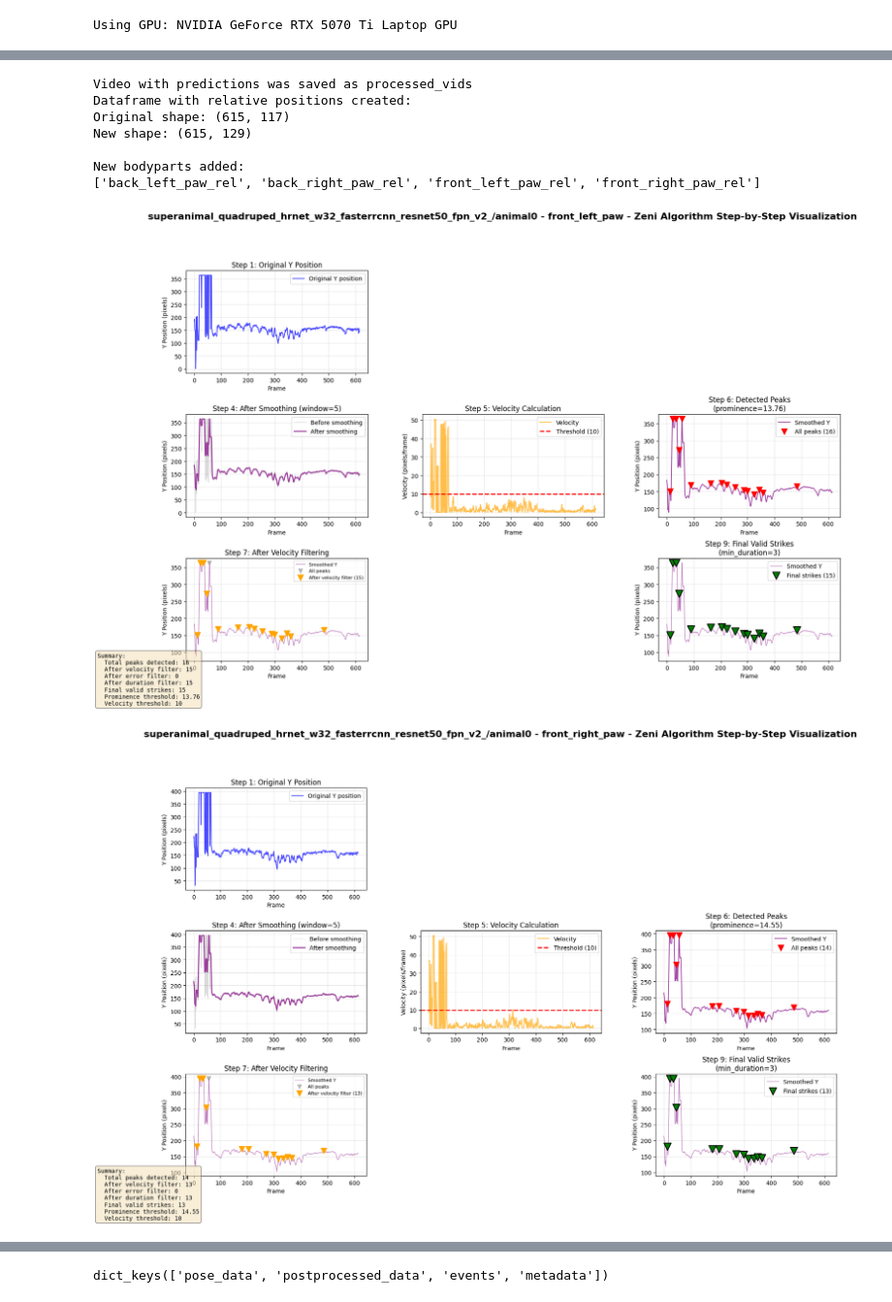
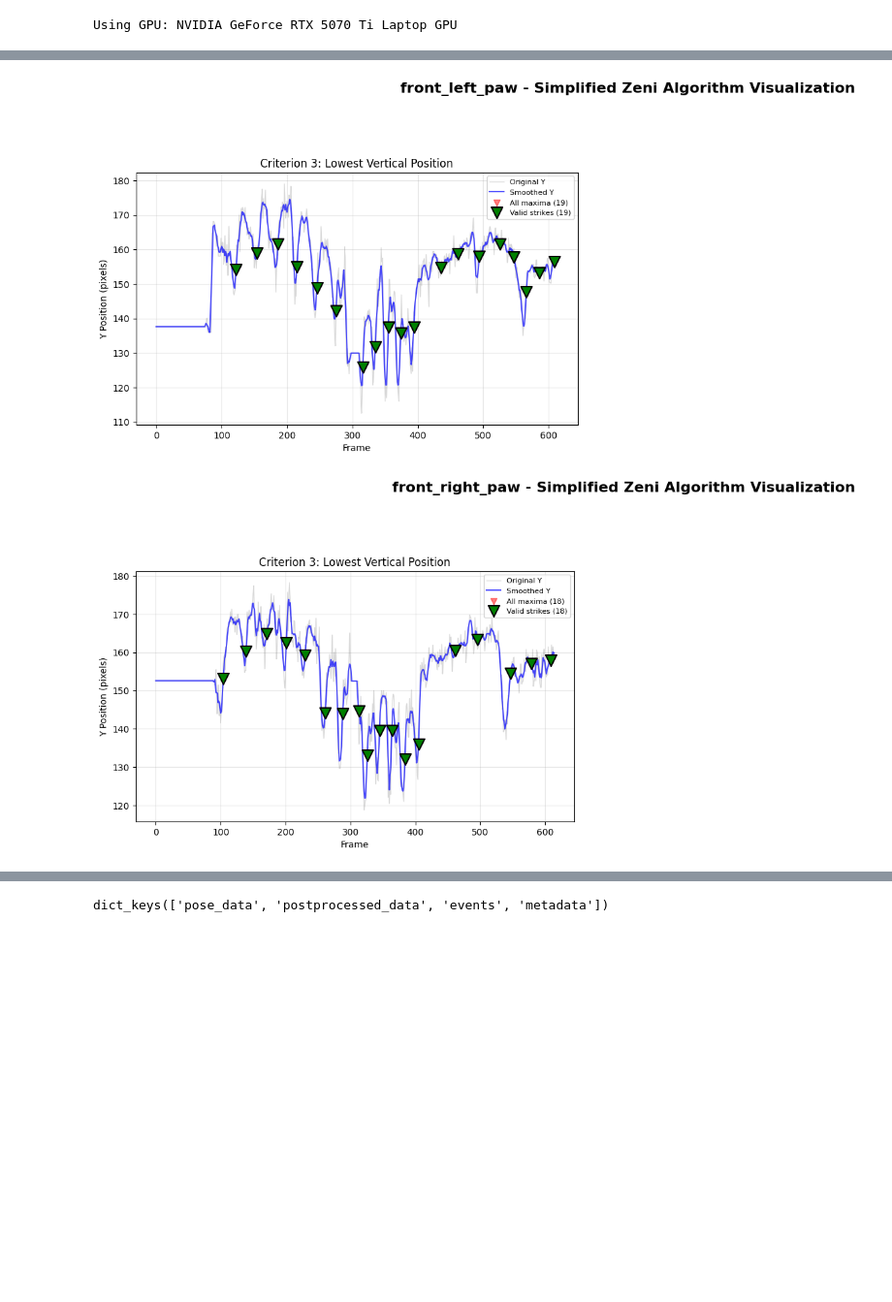
Before and after one commit to jexiao8211/datafawn, a Jupyter notebook: pipeline_test.ipynb, the cells around one changed output, grey strips where cells are left out. Shown: that part at 97% size. Drawn from its saved outputs; the diff is of its cells as text; code cells hidden in the pictures; blank space fills up the shorter version.

Commit message:
zeni working on basic example

```diff
--- a/pipeline_test.ipynb
+++ b/pipeline_test.ipynb
@@ -36,30 +36,37 @@ dlc_estimator = datafawn.DeepLabCutPoseEstimator(
 
 # =============== POSTPROCESSORS =============== #
 paws = ['front_left_paw', 'front_right_paw', 'back_left_paw', 'back_right_paw']
+rel_paws = ['front_left_paw_rel', 'front_right_paw_rel', 'back_left_paw_rel', 'back_right_paw_rel']
 reference_map = {
     'back_base': ['front_left_paw', 'front_right_paw'],
     'tail_base': ['back_left_paw', 'back_right_paw']
 }
+
+rel_pp = datafawn.RelativePawPositionPostprocessor()
+
 error_pp = datafawn.ErrorPostprocessor(
-    bodyparts=paws,
+    bodyparts=rel_paws,
     use_velocity=True,
     use_likelihood=True,
     use_distance=True,
     velocity_kwargs={'threshold_pixels': 50, 'window_size': 5},
-    likelihood_kwargs={'min_likelihood': 0.8},
+    likelihood_kwargs={'min_likelihood': 0.5},
     distance_kwargs={'reference_map': reference_map, 'max_distance': 300}
     )
 
-rel_pp = datafawn.RelativePawPositionPostprocessor()
 
 
 # =============== EVENT EXTRACTORS =============== #
-zeni_extractor = datafawn.ZeniExtractor()
+zeni_extractor = datafawn.ZeniExtractor(
+    extract_smooth_window_size=5,
+    extract_prominence_percentage=0.1,
+    extract_show_plots=True
+)
 
 # Create pipeline
 pipeline = datafawn.EventDetectionPipeline(
     pose_estimator=dlc_estimator,
-    postprocessors=[error_pp, rel_pp],
+    postprocessors=[rel_pp, error_pp],
     event_extractors=[zeni_extractor]
 )
 
@@ -90,9 +85,2 @@ Generating frames and creating video.
-Video with predictions was saved as processed_vids
-Dataframe with relative positions created:
-Original shape: (615, 117)
-New shape: (615, 129)
-
-New bodyparts added:
-['back_left_paw_rel', 'back_right_paw_rel', 'front_left_paw_rel', 'front_right_paw_rel']
-[figure, old version]
+[figure, new version]
-[figure, old version]
+[figure, new version]
```
Also changed, not shown: parts of 4 cells of this notebook, 5 other files.
